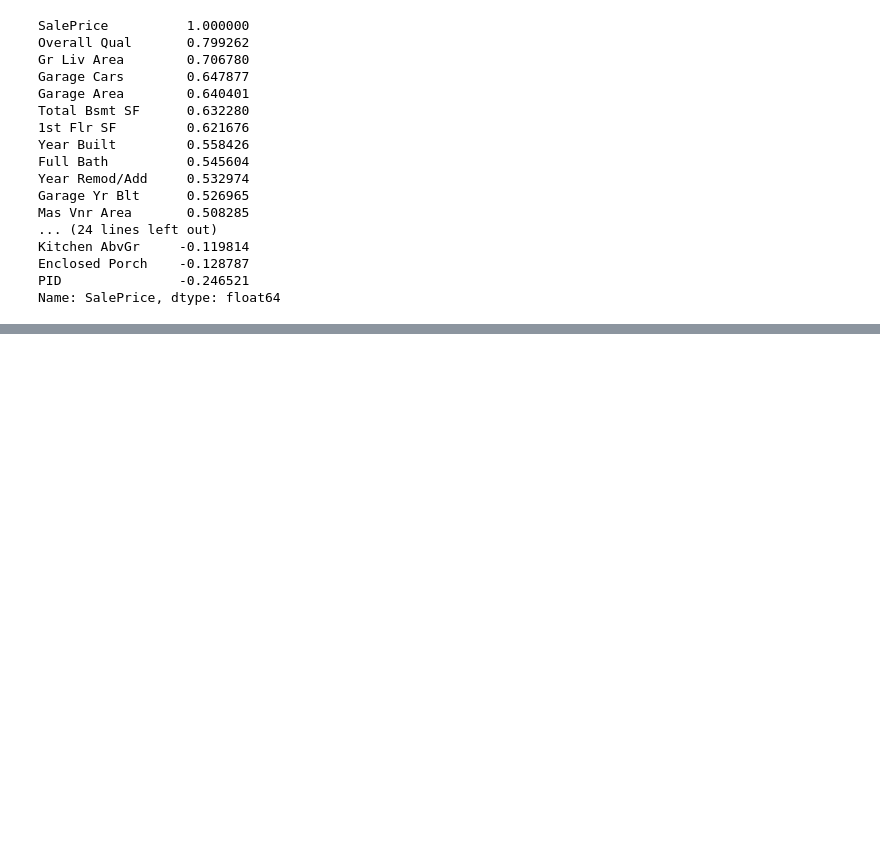
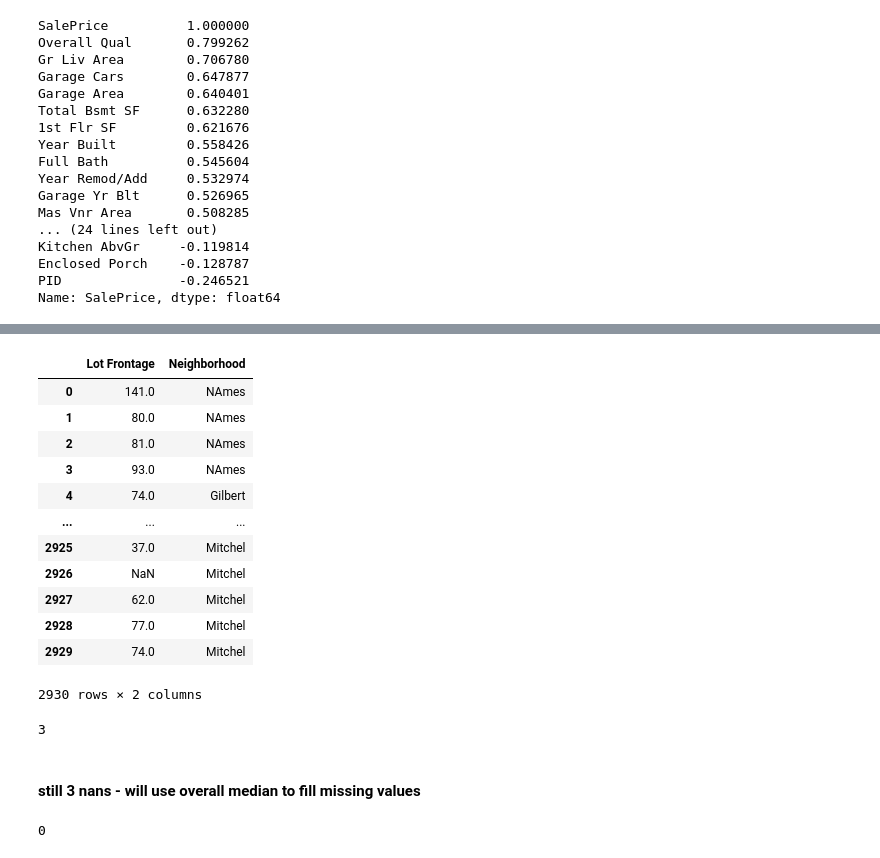
Before and after one commit to HMurawski/dump, a Jupyter notebook: dump_learning/random/refreshment/03.ipynb, the cells around one changed output, grey strips where cells are left out. Drawn from its saved outputs; the diff is of its cells as text; code cells hidden in the pictures; blank space fills up the shorter version.

```diff
--- a/dump_learning/random/refreshment/03.ipynb
+++ b/dump_learning/random/refreshment/03.ipynb
@@ -46,0 +90,2 @@ Name: SalePrice, dtype: float64
+# %%
+df = df.drop(columns=["Pool QC", "Misc Feature", "Alley", "Fence", "Mas Vnr Type", "Fireplace Qu"])
@@ -46,0 +110,16 @@ Name: SalePrice, dtype: float64
+# %%
+df[["Lot Frontage", "Neighborhood"]]
+# %% [output]
+|  | Lot Frontage | Neighborhood |
+| 0 | 141.0 | NAmes |
+| 1 | 80.0 | NAmes |
+| 2 | 81.0 | NAmes |
+| 3 | 93.0 | NAmes |
+| 4 | 74.0 | Gilbert |
+| ... | ... | ... |
+| 2925 | 37.0 | Mitchel |
+| 2926 | NaN | Mitchel |
+| 2927 | 62.0 | Mitchel |
+| 2928 | 77.0 | Mitchel |
+| 2929 | 74.0 | Mitchel |
+2930 rows × 2 columns
@@ -46,0 +128,7 @@ Name: SalePrice, dtype: float64
+# %%
+#check
+df["Lot Frontage"].isna().sum()
+# %% [output]
+3
+# %% [markdown]
+#### still 3 nans - will use overall median to fill missing values
@@ -46,0 +138,5 @@ Name: SalePrice, dtype: float64
+# %%
+df["Lot Frontage"].isna().sum()
+#0
+# %% [output]
+0
```
Also changed, not shown: parts of 17 cells of this notebook.
